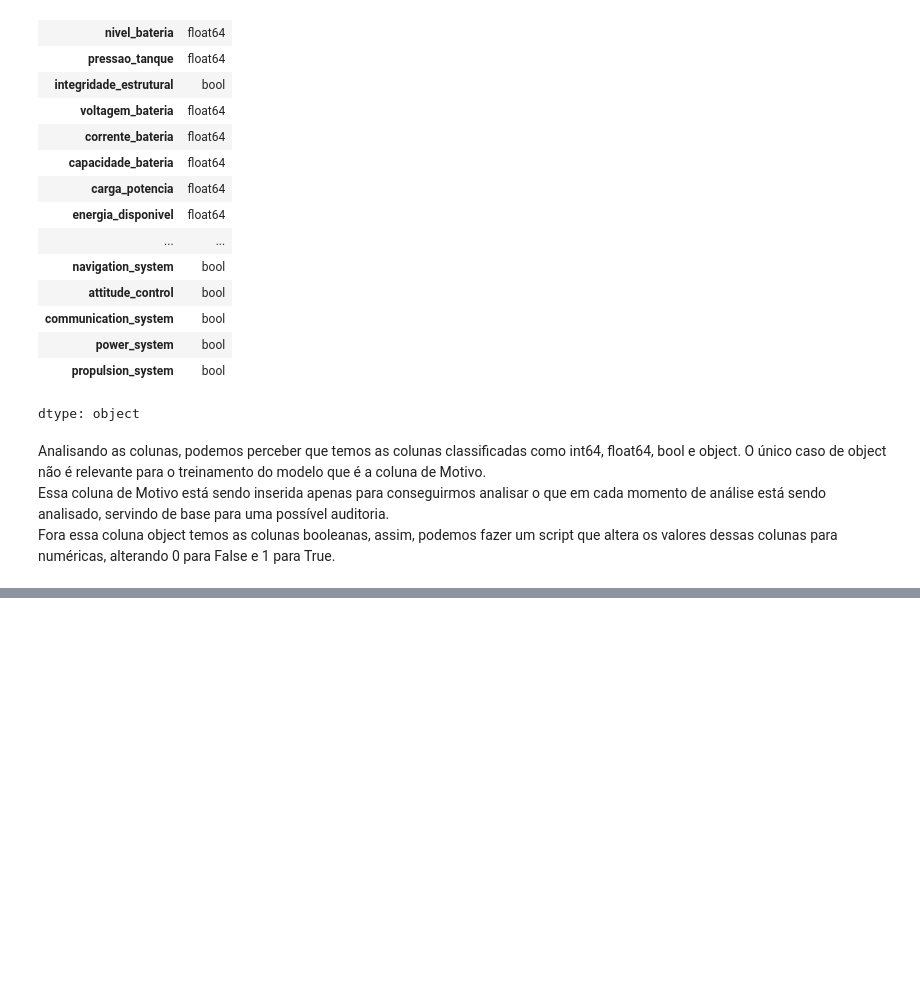
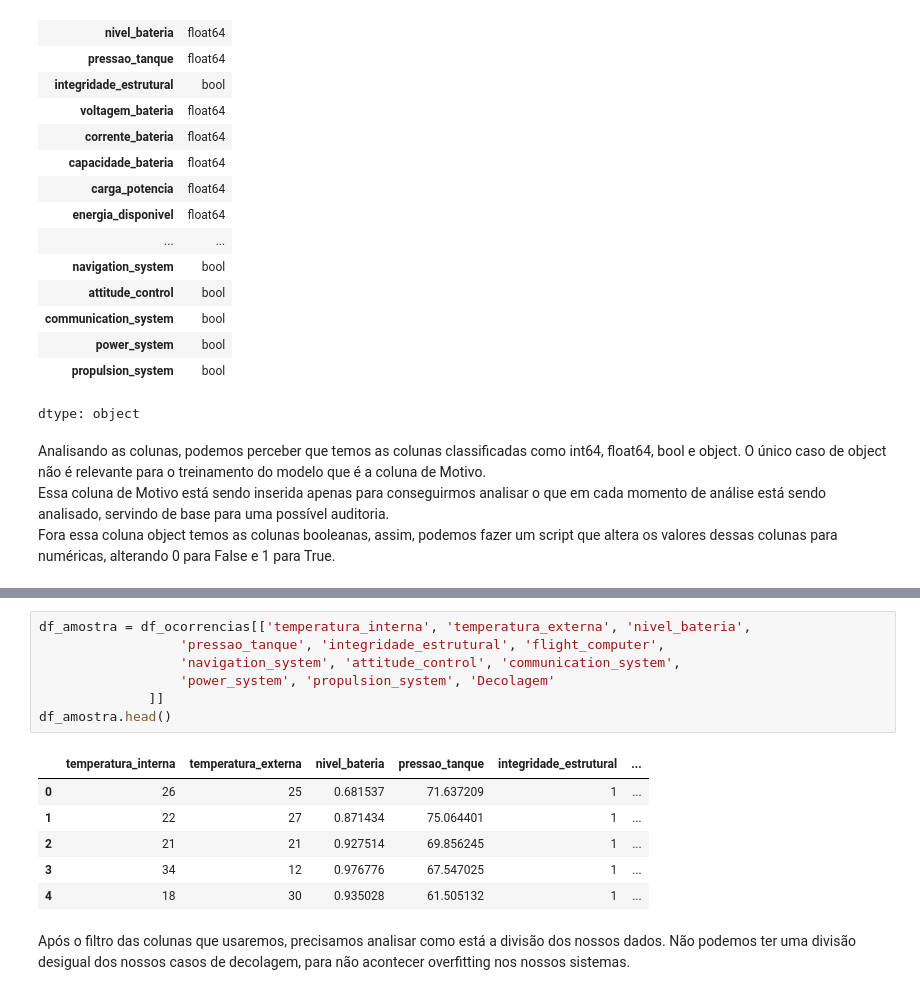
Before and after one commit to 1conto/fiap-cap1-ignitionZero, a Jupyter notebook: main.ipynb, the cells around one changed output, grey strips where cells are left out. Cells and saved outputs as stored; diff of their text form; blank space fills up the shorter version.

```diff
--- a/main.ipynb
+++ b/main.ipynb
@@ -401,0 +413,16 @@ dtype: int64
+# %%
+df_amostra = df_ocorrencias[['temperatura_interna', 'temperatura_externa', 'nivel_bateria',
+                  'pressao_tanque', 'integridade_estrutural', 'flight_computer',
+                  'navigation_system', 'attitude_control', 'communication_system',
+                  'power_system', 'propulsion_system', 'Decolagem'
+              ]]
+df_amostra.head()
+# %% [output]
+|  | temperatura_interna | temperatura_externa | nivel_bateria | pressao_tanque | integridade_estrutural | ... |
+| 0 | 26 | 25 | 0.681537 | 71.637209 | 1 | ... |
+| 1 | 22 | 27 | 0.871434 | 75.064401 | 1 | ... |
+| 2 | 21 | 21 | 0.927514 | 69.856245 | 1 | ... |
+| 3 | 34 | 12 | 0.976776 | 67.547025 | 1 | ... |
+| 4 | 18 | 30 | 0.935028 | 61.505132 | 1 | ... |
+# %% [markdown]
+Após o filtro das colunas que usaremos, precisamos analisar como está a divisão dos nossos dados. Não podemos ter uma divisão desigual dos nossos casos de decolagem, para não acontecer overfitting nos nossos sistemas.
```
Also changed, not shown: parts of 22 cells of this notebook.
